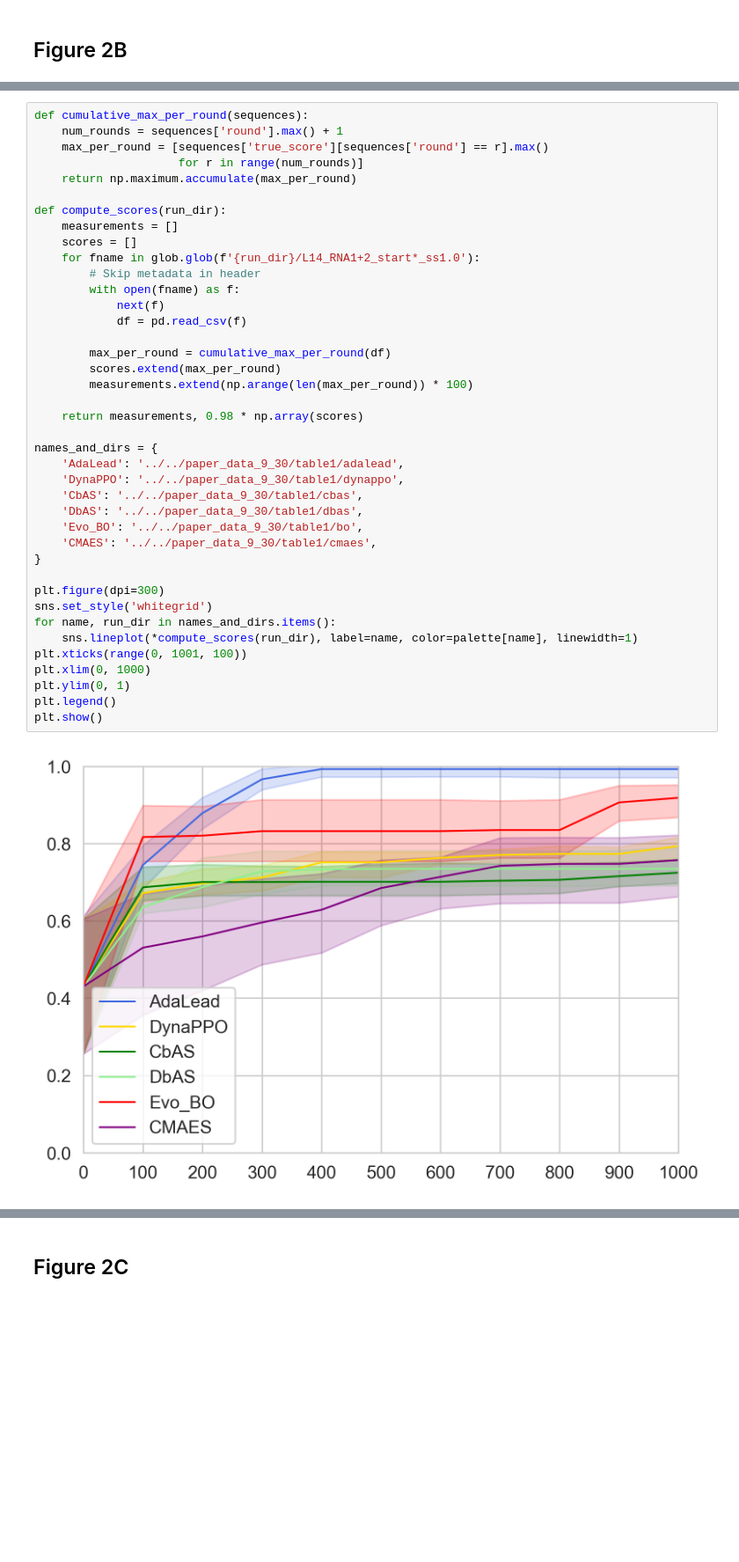
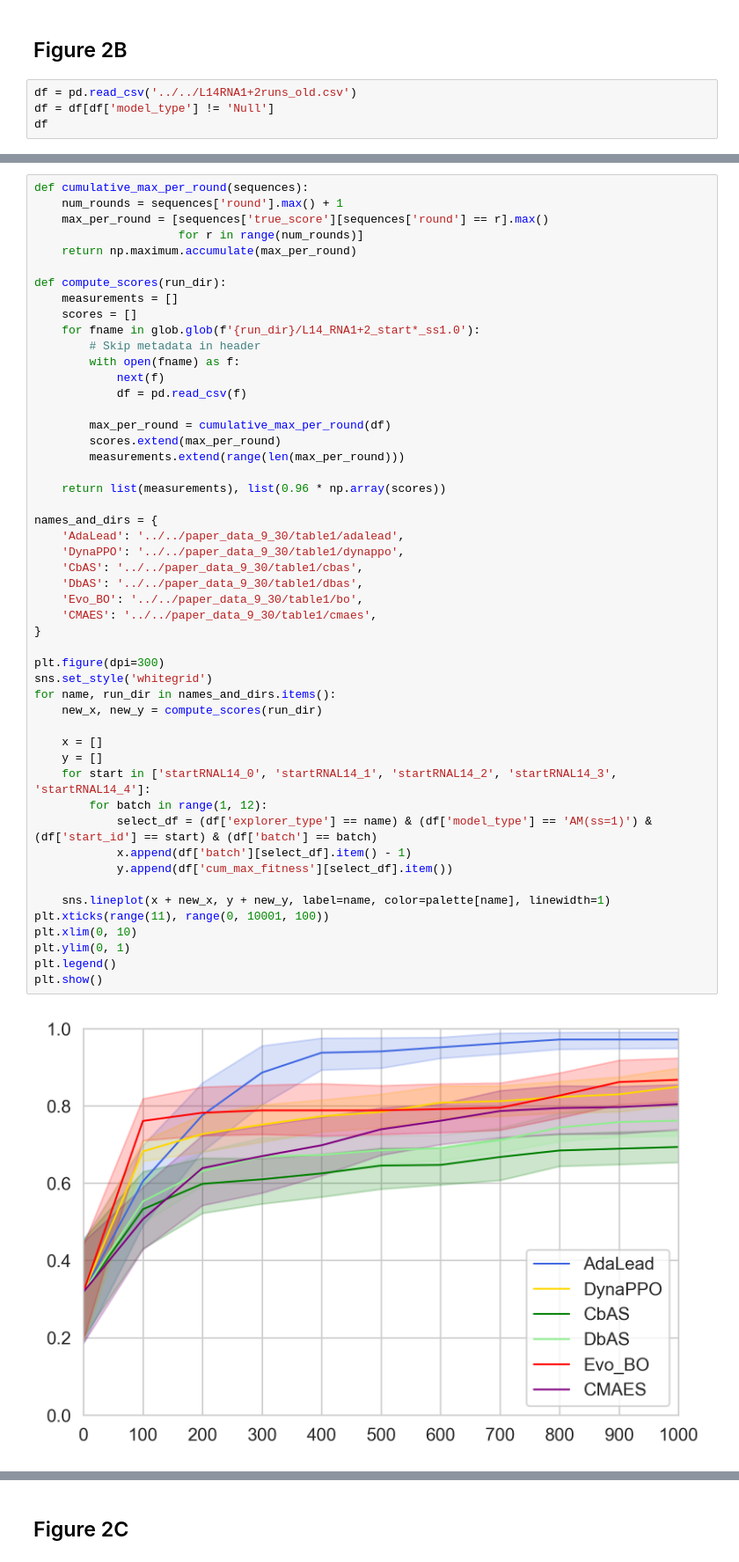
Before and after one commit to samsinai/FLEXS, a Jupyter notebook: examples/Paper_plots.ipynb, the cells around one changed output, grey strips where cells are left out. Shown at 88% size. Cells and saved outputs as stored; diff of their text form; blank space fills up the shorter version.

Commit message:
preparing plots

```diff
--- a/examples/Paper_plots.ipynb
+++ b/examples/Paper_plots.ipynb
@@ -80,3 +80,7 @@ plt.show()
 [figure]
 # %% [markdown]
 ## Figure 2B
+# %%
+df = pd.read_csv('../../L14RNA1+2runs_old.csv')
+df = df[df['model_type'] != 'Null']
+df
@@ -89,36 +107,46 @@ def cumulative_max_per_round(sequences):
 
 def compute_scores(run_dir):
     measurements = []
     scores = []
     for fname in glob.glob(f'{run_dir}/L14_RNA1+2_start*_ss1.0'):
         # Skip metadata in header
         with open(fname) as f:
             next(f)
             df = pd.read_csv(f)
 
         max_per_round = cumulative_max_per_round(df)
         scores.extend(max_per_round)
-        measurements.extend(np.arange(len(max_per_round)) * 100)
+        measurements.extend(range(len(max_per_round)))
 
-    return measurements, 0.98 * np.array(scores)
+    return list(measurements), list(0.96 * np.array(scores))
 
 names_and_dirs = {
     'AdaLead': '../../paper_data_9_30/table1/adalead',
     'DynaPPO': '../../paper_data_9_30/table1/dynappo',
     'CbAS': '../../paper_data_9_30/table1/cbas',
     'DbAS': '../../paper_data_9_30/table1/dbas',
     'Evo_BO': '../../paper_data_9_30/table1/bo',
     'CMAES': '../../paper_data_9_30/table1/cmaes',
 }
 
 plt.figure(dpi=300)
 sns.set_style('whitegrid')
 for name, run_dir in names_and_dirs.items():
-    sns.lineplot(*compute_scores(run_dir), label=name, color=palette[name], linewidth=1)
-plt.xticks(range(0, 1001, 100))
-plt.xlim(0, 1000)
+    new_x, new_y = compute_scores(run_dir)
+
+    x = []
+    y = []
+    for start in ['startRNAL14_0', 'startRNAL14_1', 'startRNAL14_2', 'startRNAL14_3', 'startRNAL14_4']:
+        for batch in range(1, 12):
+            select_df = (df['explorer_type'] == name) & (df['model_type'] == 'AM(ss=1)') & (df['start_id'] == start) & (df['batch'] == batch)
+            x.append(df['batch'][select_df].item() - 1)
+            y.append(df['cum_max_fitness'][select_df].item())
+
+    sns.lineplot(x + new_x, y + new_y, label=name, color=palette[name], linewidth=1)
+plt.xticks(range(11), range(0, 10001, 100))
+plt.xlim(0, 10)
 plt.ylim(0, 1)
 plt.legend()
 plt.show()
 # %% [output]
-[figure, old version]
+[figure, new version]
```
Also changed, not shown: parts of 2 cells of this notebook, 2 other files.
